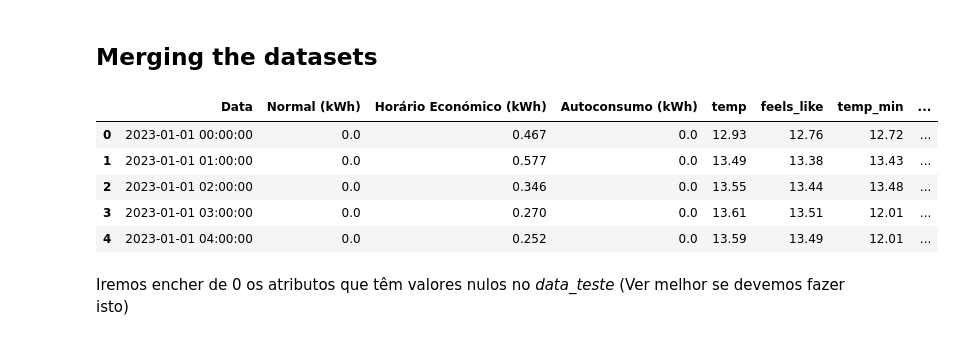
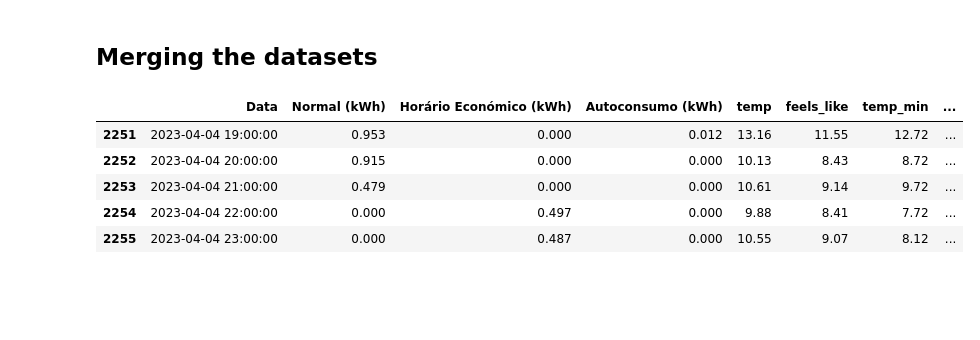
Before and after one commit to orlandopalmeira/Trabalho-DAA-2023-2024, a Jupyter notebook: Tarefa_2/tarefa_2_get_data.ipynb, the cells around one changed output. Drawn from its saved outputs; the diff is of its cells as text; code cells hidden in the pictures; blank space fills up the shorter version.

```diff
--- a/Tarefa_2/tarefa_2.ipynb
+++ b/Tarefa_2/tarefa_2_get_data.ipynb
@@ -377,0 +380,6 @@ energia_treino.head()
+# %%
+start_datetime_22 = pd.to_datetime('2022-3-15 00:00:00')
+end_datetime_22 = pd.to_datetime('2022-4-4 23:00:00')
+
+meteo22_data = meteo_treino[(meteo_treino['Data'] >= start_datetime_22) & (meteo_treino['Data'] <= end_datetime_22)]
+meteo22_data
@@ -377,0 +402,3 @@ energia_treino.head()
+# %%
+meteo22_data.loc[:,'Data'] = meteo22_data['Data'] + pd.DateOffset(years=1)
+meteo22_data
@@ -377,0 +421,3 @@ energia_treino.head()
+# %%
+meteo_teste = pd.concat([meteo_teste, meteo22_data], axis=0)
+meteo_teste
@@ -387,16 +447,14 @@ data_treino = pd.merge(energia_treino, meteo_treino, on='Data', how='left')
 data_teste = pd.merge(energia_teste, meteo_teste, on='Data', how='left')
 # %%
 # data_treino.head()
-data_teste.head()
+data_teste.tail()
 
 # data_treino.info()
 # data_teste.info()
 # %% [output]
 |  | Data | Normal (kWh) | Horário Económico (kWh) | Autoconsumo (kWh) | temp | feels_like | temp_min | ... |
-| 0 | 2023-01-01 00:00:00 | 0.0 | 0.467 | 0.0 | 12.93 | 12.76 | 12.72 | ... |
-| 1 | 2023-01-01 01:00:00 | 0.0 | 0.577 | 0.0 | 13.49 | 13.38 | 13.43 | ... |
-| 2 | 2023-01-01 02:00:00 | 0.0 | 0.346 | 0.0 | 13.55 | 13.44 | 13.48 | ... |
-| 3 | 2023-01-01 03:00:00 | 0.0 | 0.270 | 0.0 | 13.61 | 13.51 | 12.01 | ... |
-| 4 | 2023-01-01 04:00:00 | 0.0 | 0.252 | 0.0 | 13.59 | 13.49 | 12.01 | ... |
+| 2251 | 2023-04-04 19:00:00 | 0.953 | 0.000 | 0.012 | 13.16 | 11.55 | 12.72 | ... |
+| 2252 | 2023-04-04 20:00:00 | 0.915 | 0.000 | 0.000 | 10.13 | 8.43 | 8.72 | ... |
+| 2253 | 2023-04-04 21:00:00 | 0.479 | 0.000 | 0.000 | 10.61 | 9.14 | 9.72 | ... |
+| 2254 | 2023-04-04 22:00:00 | 0.000 | 0.497 | 0.000 | 9.88 | 8.41 | 7.72 | ... |
+| 2255 | 2023-04-04 23:00:00 | 0.000 | 0.487 | 0.000 | 10.55 | 9.07 | 8.12 | ... |
-# %% [markdown]
-Iremos encher de 0 os atributos que têm valores nulos no *data_teste* (Ver melhor se devemos fazer isto)
```
Also changed, not shown: parts of 59 cells of this notebook, 4 other files.
